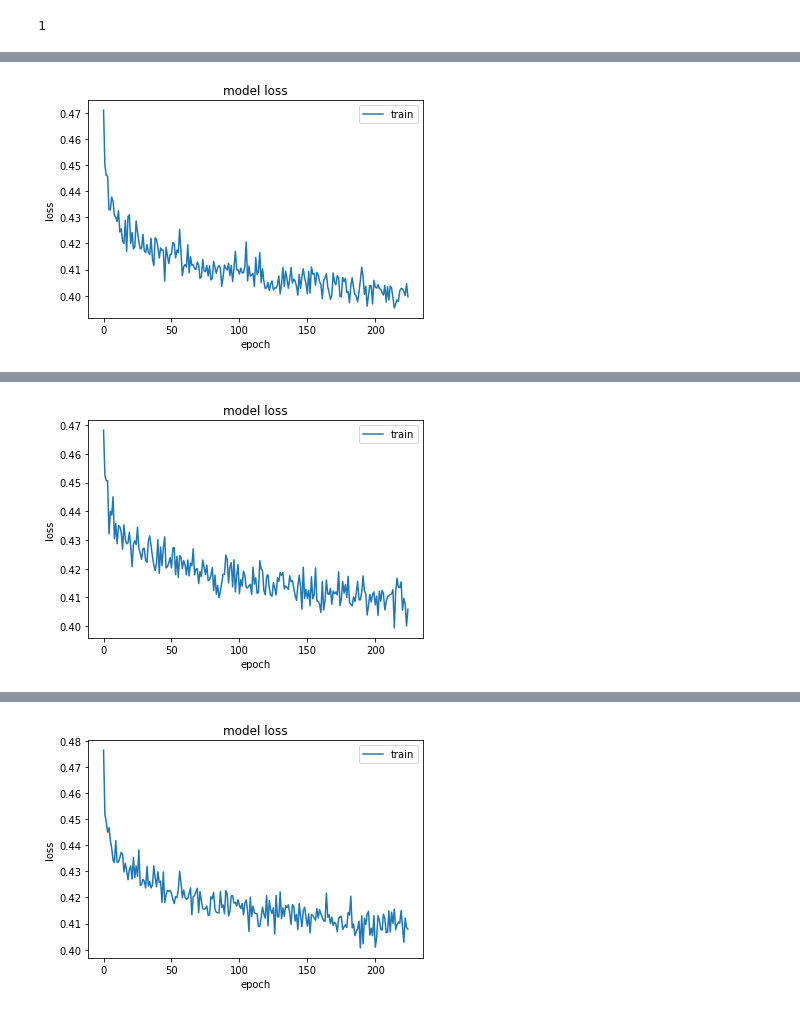
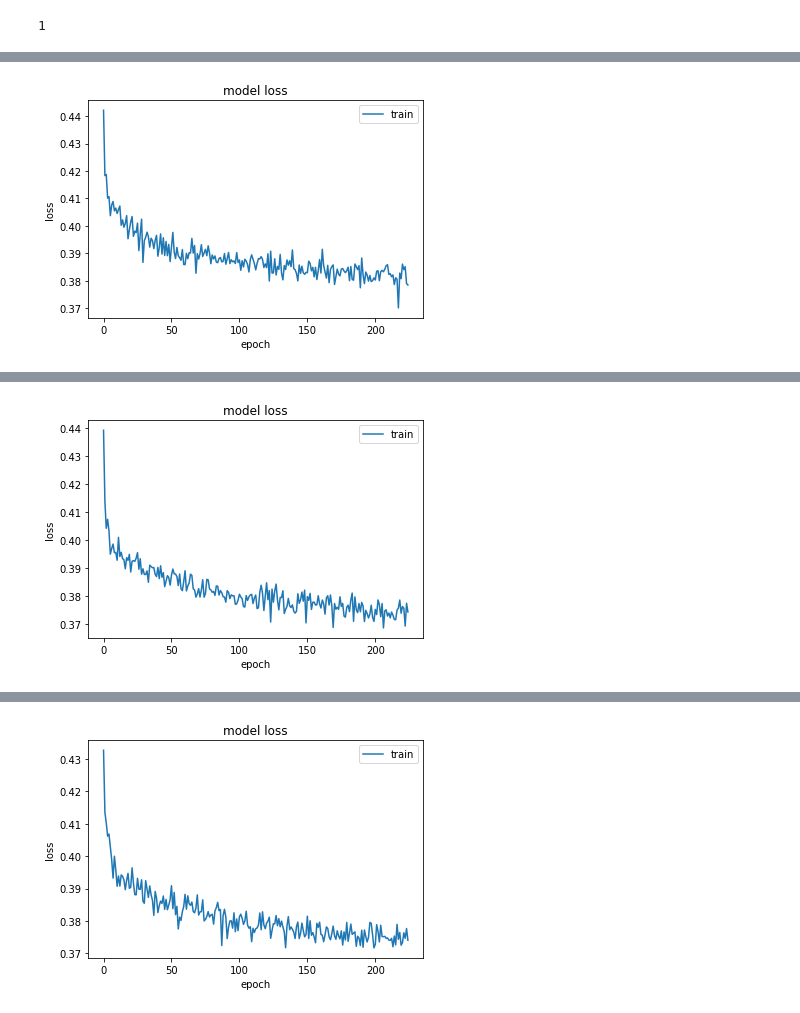
Before and after one commit to dbmi-pitt/Geri-DL, a Jupyter notebook: GRU_Experiment1_Padding_and_masking.ipynb, the cells around one changed output, grey strips where cells are left out. Cells and saved outputs as stored; diff of their text form; code cells hidden in the pictures.

```diff
--- a/GRU_Experiment1_Padding_and_masking.ipynb
+++ b/GRU_Experiment1_Padding_and_masking.ipynb
@@ -108,3 +104,5 @@ dff = df.drop(['outcome-mds-fall-no-injury', 'outcome-mds-fall-minor-injury', 'o
+# %%
+df['patient-id'] = df['patient-id'].astype('str')
 # %%
 # in sdd 0 means NA
 for i in range(1, 6):
@@ -112,3 +159,10 @@ for i in range(1, 6):
+# %%
+df1 = df[~df['patient-id'].isin(list_pid)]
+# %%
+# generate target
+target = df1['outcome-Mds-fall-since-prior-assessment'].map({'None': 0, 'Yes': 1})
+dff = df1.drop(['outcome-mds-fall-no-injury', 'outcome-mds-fall-minor-injury', 'outcome-mds-fall-major-injury', \
+               'outcome-Mds-fall-since-prior-assessment', 'outcome-riskmaster-fall-incident'], axis=1)
 # %%
 # train test split
 from sklearn.model_selection import GroupShuffleSplit
@@ -369,7 +423,7 @@ def other_metrics(y_predict, y_true, threshold):
             accuracy_score(y_true, y_threshold), float(tn) / (tn + fp)
 # %%
 from sklearn.model_selection import GroupKFold
-def kfold_validation(unit, ratio, epoch, X, y, groupby, k=5, verbose=0, max_timestamps=20, n_features=101):
+def kfold_validation(unit, ratio, epoch, X, y, groupby, k=5, verbose=0, max_timestamps=20, n_features=98):
     auroc_list = []
     other_metric_list = []
     for train_idx, valid_idx in GroupKFold(n_splits=5).split(X, y, X[groupby]):
@@ -530,6 +573,7 @@ Wall time: 5min 14s
 unit = 32
 ratio = 0.5
 epoch = 225
-(auroc_list, other_metric_list) = kfold_validation(unit, ratio, epoch, X_train_transformed, y_train, 'patient-id', verbose=1)
+(auroc_list, other_metric_list) = kfold_validation(unit, ratio, epoch, X_train_transformed, y_train, 'patient-id', \
+                                                   n_features=n_features, verbose=1)
 # %% [output]
 Epoch 1/225
@@ -588,2 +632,2 @@ Epoch 225/225
-[figure, old version]
+[figure, new version]
 Epoch 1/225
@@ -606,2 +650,2 @@ Epoch 225/225
-[figure, old version]
+[figure, new version]
 Epoch 1/225
@@ -624,4 +668,4 @@ Epoch 225/225
-[figure, old version]
+[figure, new version]
 # %%
 ## other_metric_list has precision, recall, accuracy, specificity, f1, threshold for metrics
 ave_prec = np.mean([x[0] for x in other_metric_list])
```
Also changed, not shown: parts of 28 cells of this notebook, 16 other files.
